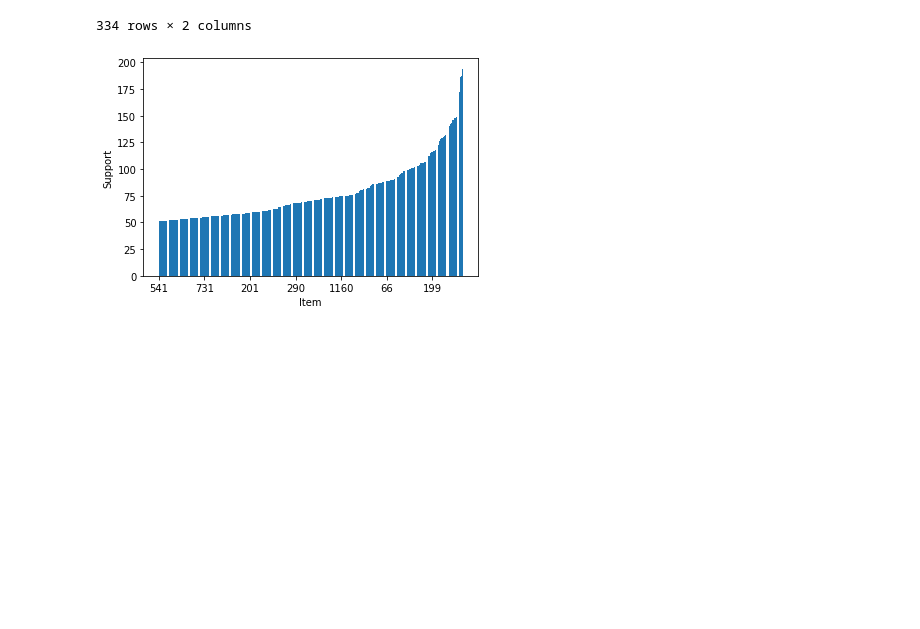
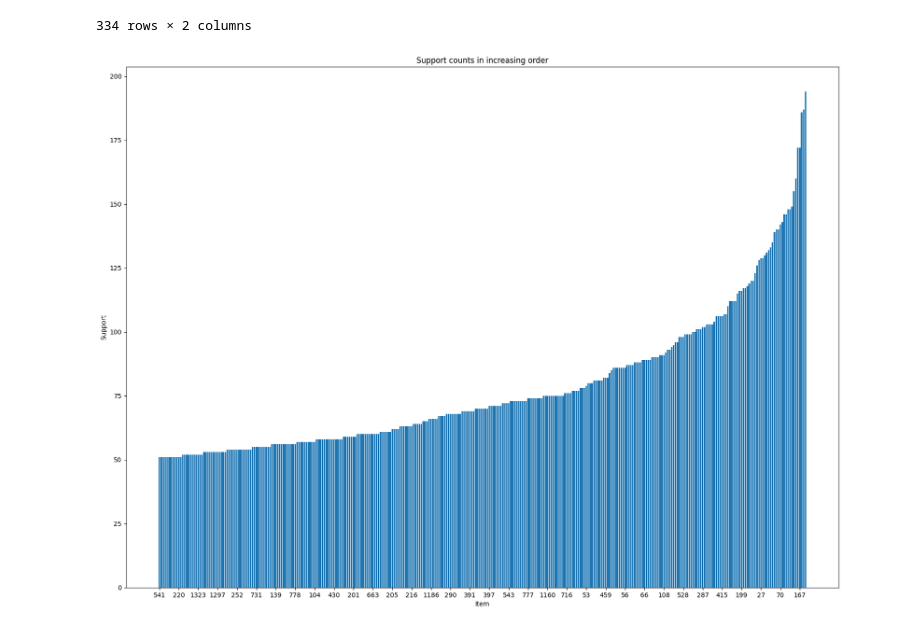
Before and after one commit to njmaysonet/data-mining-project-1, a Jupyter notebook: apriori/project1.ipynb, the cells around one changed output. Cells and saved outputs as stored; diff of their text form; code cells hidden in the pictures; blank space fills up the shorter version.

Commit message:
made plot big, plus title

```diff
--- a/apriori/project1.ipynb
+++ b/apriori/project1.ipynb
@@ -113,12 +113,13 @@ plot_df
 # %%
 import matplotlib.pyplot as plt
 import numpy as np
 
-
+plt.figure(num=1,figsize=(20,15), dpi=100)
 plt.bar(plot_df['Items'], plot_df['Support'])
-plt.xticks(np.arange(0, 333, 50))
+plt.xticks(np.arange(0, 333, 10))
 plt.xlabel('Item')
 plt.ylabel('Support')
+plt.title('Support counts in increasing order')
 plt.show()
 # %% [output]
-[figure, old version]
+[figure, new version]
```
